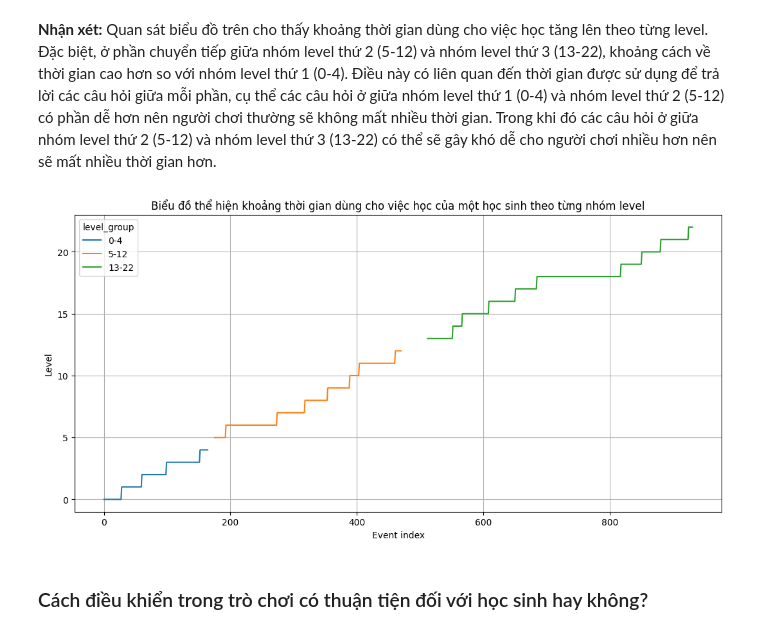
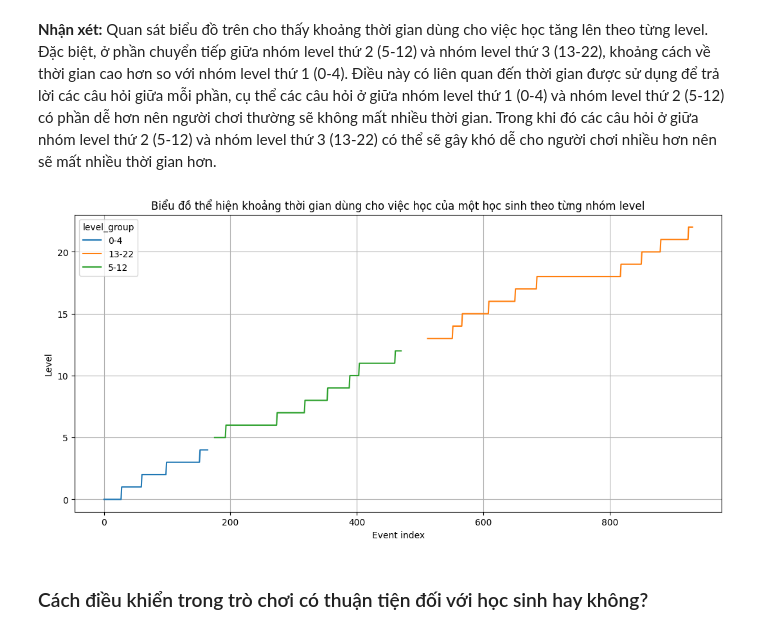
Before and after one commit to vt-khang/KHDLUD-FinalProject, a Jupyter notebook: 19120511_19120526_19120539.ipynb, the cells around one changed output. Cells and saved outputs as stored; diff of their text form; code cells hidden in the pictures.

```diff
--- a/19120511_19120526_19120539.ipynb
+++ b/19120511_19120526_19120539.ipynb
@@ -211,0 +236,2 @@ dtype: object
+# %%
+raw_train_df[['event_name', 'name', 'level_group']] = raw_train_df[['event_name', 'name', 'level_group']].astype('category')
@@ -223,5 +265,3 @@ Thay đổi kiểu dữ liệu của các cột "session_id", "index" sang kiể
-# %%
-raw_train_df[['session_id', 'index']] = raw_train_df[['session_id', 'index']].astype(object)
 # %% [markdown]
 Thay đổi kiểu dữ liệu của các cột "level", "fullscreen", "hq", "music" sang kiểu dữ liệu dạng `category`.
 # %%
@@ -389,8 +474,8 @@ Các màu sắc thể hiện cho từng nhóm level **(level_group)**. Trong đ
 - Màu cam: từ level 5 đến level 12 (5-12).
 - Màu xanh lá: từ level 13 đến level 22 (13-22).
 # %%
+first_df = raw_train_df[raw_train_df['session_id'] == 20090312431273200]
 plt.figure(figsize = (13, 6))
-first_df = raw_train_df[raw_train_df['session_id'] == categorical_col_df['unique']['session_id'][0]]
 sns.lineplot(data = first_df, x = 'index', y = 'elapsed_time', hue = 'level_group')
 plt.grid()
 plt.xlabel('Event index')
@@ -403,16 +488,15 @@ plt.show()
 **Nhận xét:** Quan sát biểu đồ trên cho thấy khoảng thời gian dùng cho việc học tăng lên theo từng level. Đặc biệt, ở phần chuyển tiếp giữa nhóm level thứ 2 (5-12) và nhóm level thứ 3 (13-22), khoảng cách về thời gian cao hơn so với nhóm level thứ 1 (0-4). Điều này có liên quan đến thời gian được sử dụng để trả lời các câu hỏi giữa mỗi phần, cụ thể các câu hỏi ở giữa nhóm level thứ 1 (0-4) và nhóm level thứ 2 (5-12) có phần dễ hơn nên người chơi thường sẽ không mất nhiều thời gian. Trong khi đó các câu hỏi ở giữa nhóm level thứ 2 (5-12) và nhóm level thứ 3 (13-22) có thể sẽ gây khó dễ cho người chơi nhiều hơn nên sẽ mất nhiều thời gian hơn.
 # %%
 plt.figure(figsize = (13, 6))
-first_df = raw_train_df[raw_train_df['session_id'] == categorical_col_df['unique']['session_id'][0]]
 sns.lineplot(data = first_df, x = 'index', y = 'level', hue = 'level_group')
 plt.grid()
 plt.ylim(min(first_df['level']) - 1, max(first_df['level']) + 1)
 plt.xlabel('Event index')
 plt.ylabel('Level')
 plt.title('Biểu đồ thể hiện khoảng thời gian dùng cho việc học của một học sinh theo từng nhóm level')
 plt.show()
 # %% [output]
-[figure, old version]
+[figure, new version]
 # %%
 # fig, axs = plt.subplots(3, 4, figsize = (24, 12))
 # row, col = 0, 0
```
Also changed, not shown: parts of 32 cells of this notebook.
